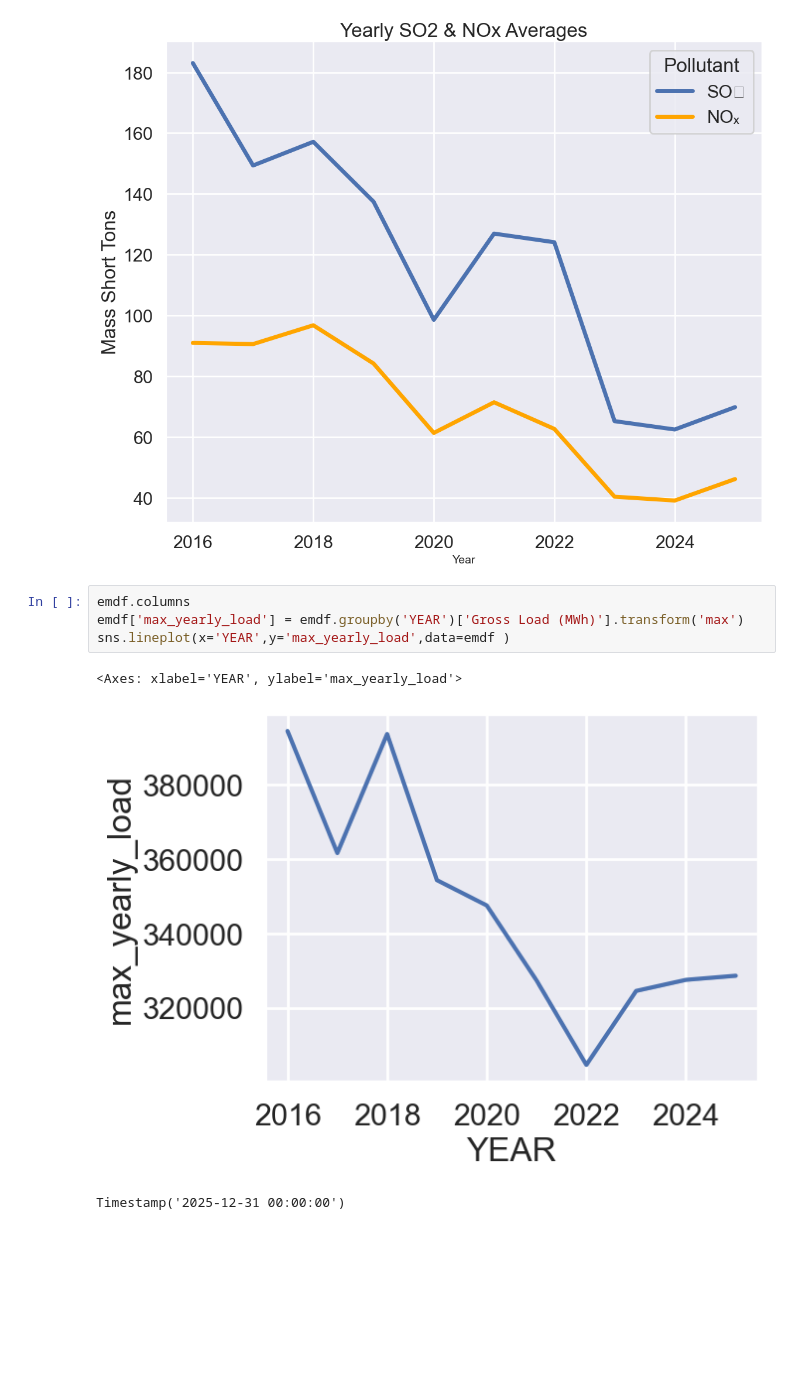
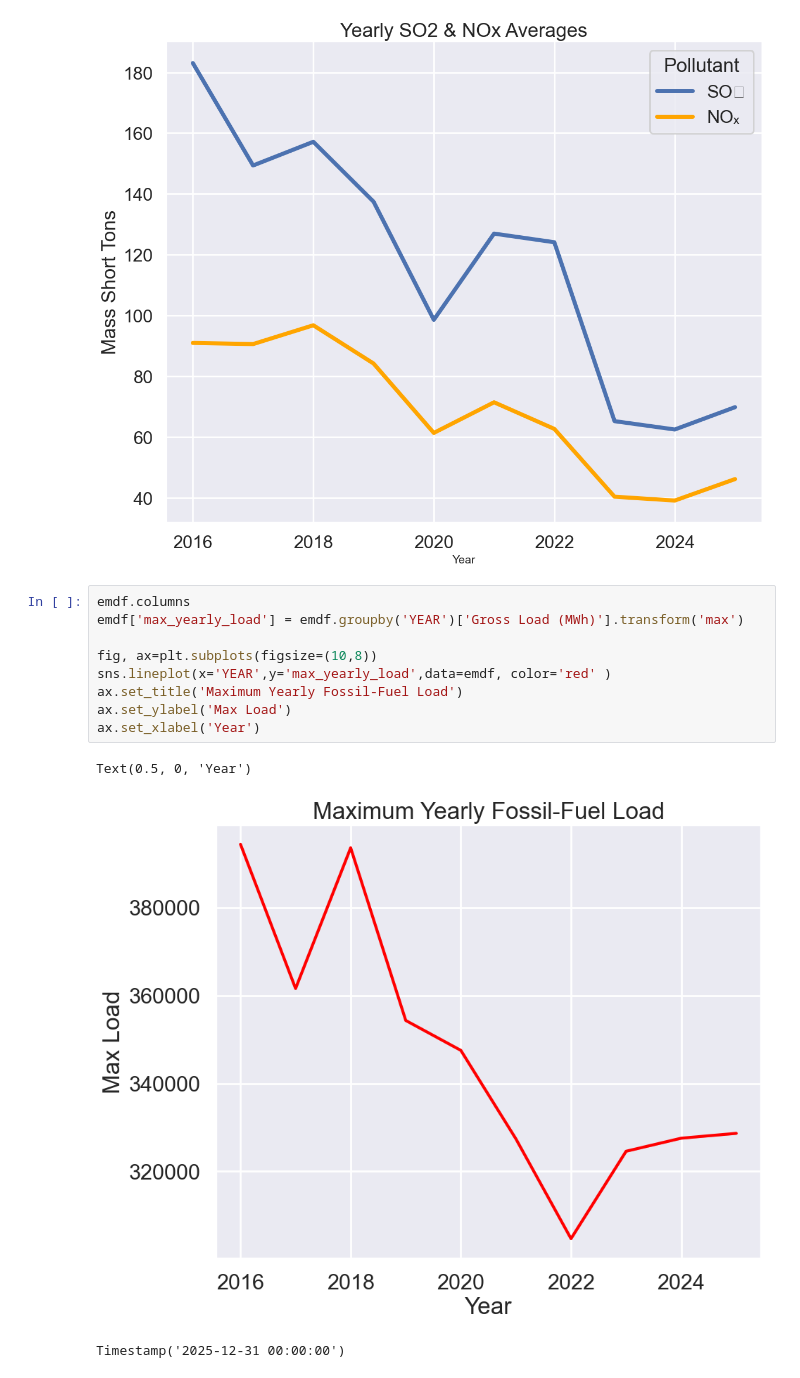
Before and after one commit to griffinberonio/AAE-724-Repo, a Jupyter notebook: airdatanotebook.ipynb, the cells around one changed output. Saved outputs shown, nothing was run; the diff lists cells and outputs as text; blank space fills up the shorter version.

Commit message:
graph updates

```diff
--- a/airdatanotebook.ipynb
+++ b/airdatanotebook.ipynb
@@ -796,10 +796,15 @@ plt.show()
 # %%
 emdf.columns
 emdf['max_yearly_load'] = emdf.groupby('YEAR')['Gross Load (MWh)'].transform('max')
-sns.lineplot(x='YEAR',y='max_yearly_load',data=emdf )
+
+fig, ax=plt.subplots(figsize=(10,8))
+sns.lineplot(x='YEAR',y='max_yearly_load',data=emdf, color='red' )
+ax.set_title('Maximum Yearly Fossil-Fuel Load')
+ax.set_ylabel('Max Load')
+ax.set_xlabel('Year')
 # %% [output]
-<Axes: xlabel='YEAR', ylabel='max_yearly_load'>
+Text(0.5, 0, 'Year')
-[figure, old version]
+[figure, new version]
 # %%
 # %% [output]
 Timestamp('2025-12-31 00:00:00')
```
